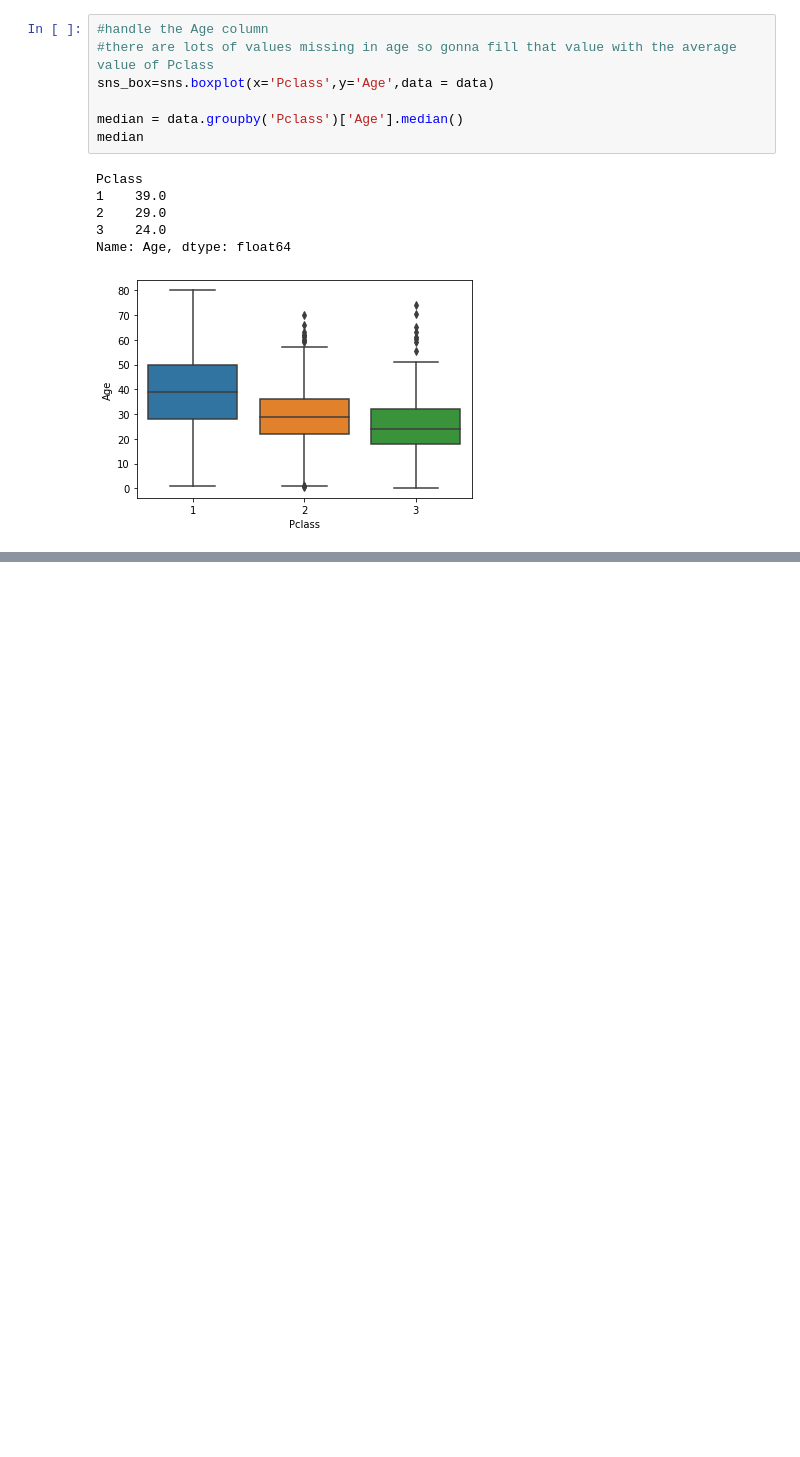
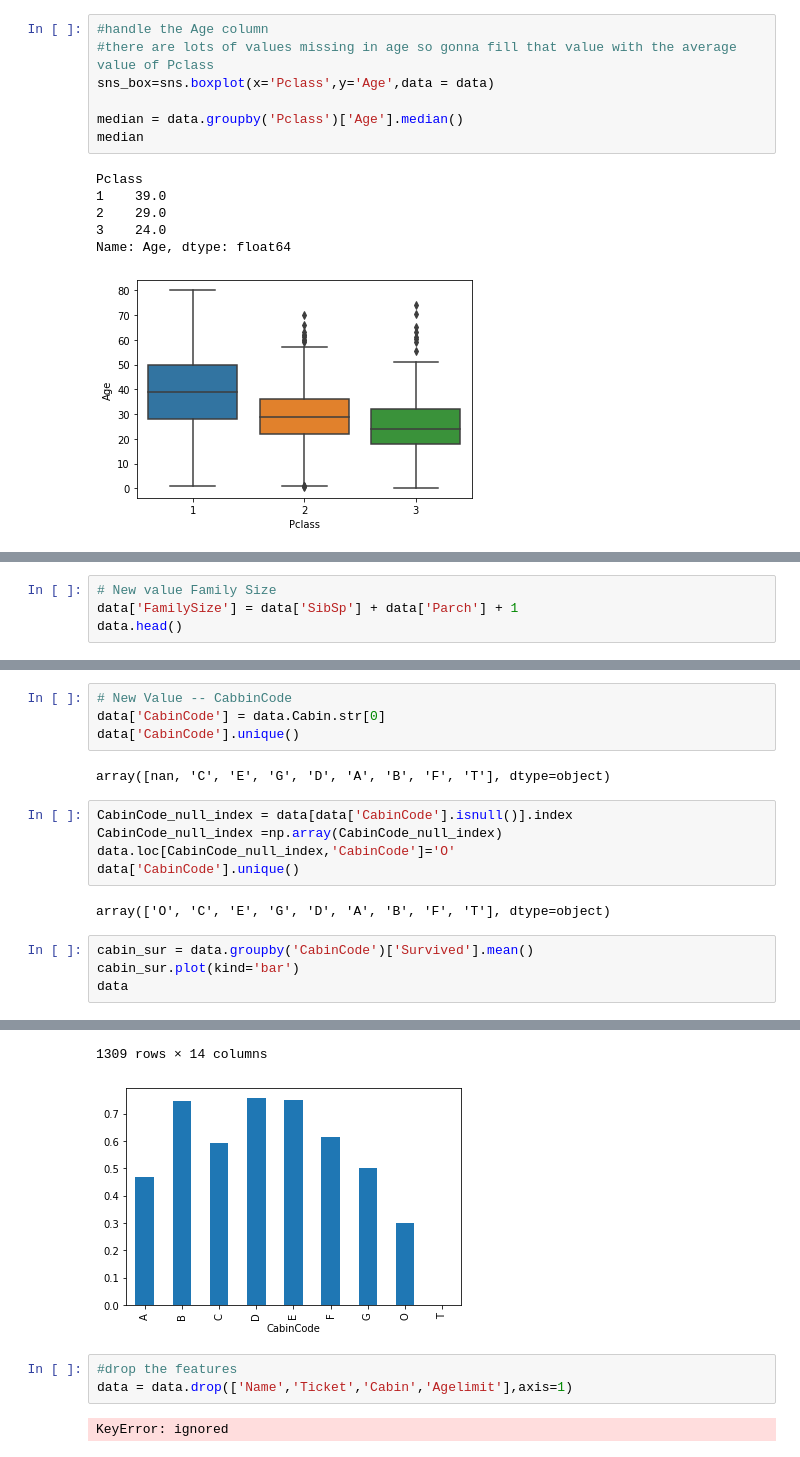
Before and after one commit to pavi-ninjaac/Kaggle, a Jupyter notebook: Titanic_Kaggle.ipynb, the cells around one changed output, grey strips where cells are left out. Saved outputs shown, nothing was run; the diff lists cells and outputs as text; blank space fills up the shorter version.

```diff
--- a/Titanic_Kaggle.ipynb
+++ b/Titanic_Kaggle.ipynb
@@ -365,0 +386,4 @@ UnboundLocalError: ignored
+# %%
+# New value Family Size
+data['FamilySize'] = data['SibSp'] + data['Parch'] + 1
+data.head()
@@ -365,0 +397,18 @@ UnboundLocalError: ignored
+# %%
+# New Value -- CabbinCode
+data['CabinCode'] = data.Cabin.str[0]
+data['CabinCode'].unique()
+# %% [output]
+array([nan, 'C', 'E', 'G', 'D', 'A', 'B', 'F', 'T'], dtype=object)
+# %%
+CabinCode_null_index = data[data['CabinCode'].isnull()].index
+CabinCode_null_index =np.array(CabinCode_null_index)
+data.loc[CabinCode_null_index,'CabinCode']='O'
+data['CabinCode'].unique()
+# %% [output]
+array(['O', 'C', 'E', 'G', 'D', 'A', 'B', 'F', 'T'], dtype=object)
+# %%
+cabin_sur = data.groupby('CabinCode')['Survived'].mean()
+cabin_sur.plot(kind='bar')
+data
+# %% [output]
@@ -365,0 +427,7 @@ UnboundLocalError: ignored
+1309 rows × 14 columns
+[figure, added]
+# %%
+#drop the features
+data = data.drop(['Name','Ticket','Cabin','Agelimit'],axis=1)
+# %% [output]
+KeyError: ignored
```
Also changed, not shown: parts of 15 cells of this notebook.
